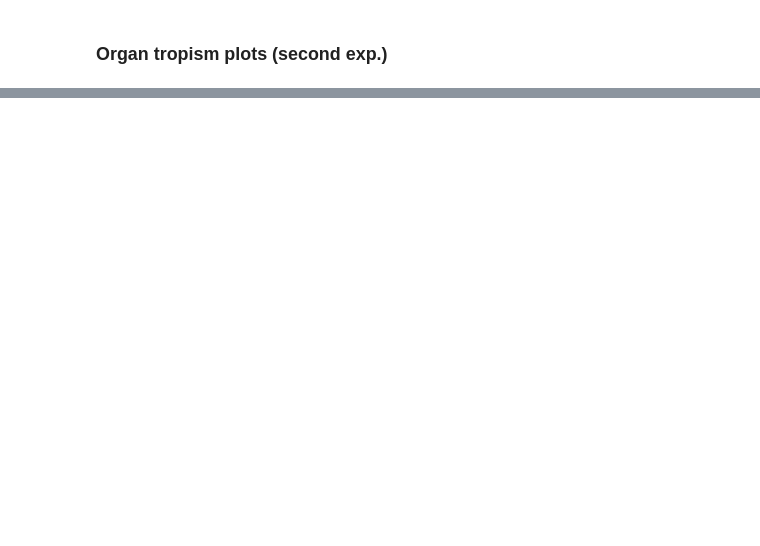
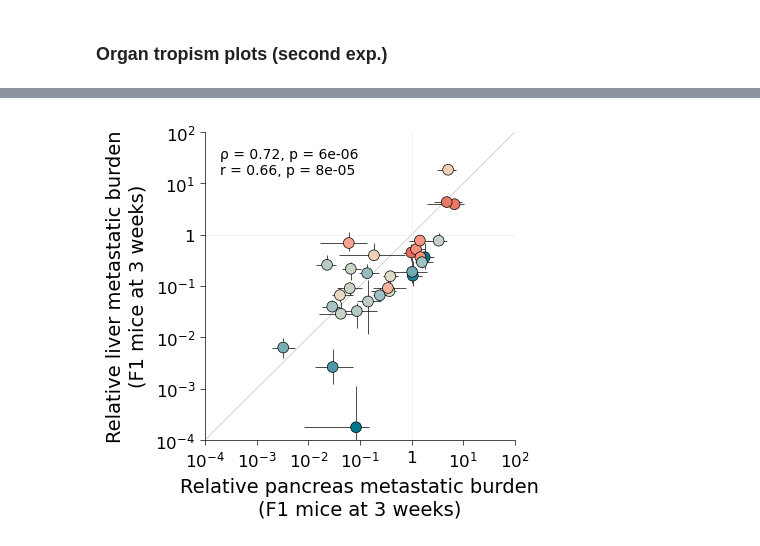
Before and after one commit to alyulina/metastatic-phenotypes, a Jupyter notebook: figures/fig4/fig4.ipynb, the cells around one changed output, grey strips where cells are left out. Drawn from its saved outputs; the diff is of its cells as text; code cells hidden in the pictures; blank space fills up the shorter version.

```diff
--- a/figures/fig4/fig4.ipynb
+++ b/figures/fig4/fig4.ipynb
@@ -48,2 +33,32 @@ path_to_save_figs = '/Users/alyulina/Research/metastatic-phenotypes/figures/fig4
+# %%
+# pre-processed data:
+metadata = utils.metadata
+read_counts_by_cell_line = utils.read_counts_by_cell_line
+cell_counts_by_cell_line = utils.cell_counts_by_cell_line
+
+clIDs = utils.clIDs; clIDs_no_spikein = utils.clIDs_no_spikein; clIDs_rep = utils.clIDs_rep; clIDs_not_rejected = utils.clIDs_not_rejected
+clID__label = utils.clID__label; clID_replicates__linestyle = utils.clID_replicates__linestyle
+clID__color_1 = utils.clID__color_in_vivo_exp1 # based on burden from series one
+clID__color_2 = utils.clID__color_in_vivo_exp2 # based on burden from series two
+
+path_to_reads = utils.path_to_reads
+path_to_save_figs = utils.path_to_save_figs
+
+# loading bootstrapped statistics (this might take a while):
+# see bootstrapping.ipynb for bootstrapping details
+path_to_bootstraps = '../data/bootstraps/'
+files = [f for f in os.listdir(path_to_bootstraps) if f.endswith('.npy')]
+what__relative_burden_bootstraps = {}
+what__n_tumors_bootstraps = {}
+what__size_stats_bootstraps = {}
+for file in files:
+    full_path = os.path.join(path_to_bootstraps, file)
+    key = file.replace('.npy', '')
+    if file.startswith('burden_bootstrap__'):
+        what__relative_burden_bootstraps[key] = dict(np.load(full_path, allow_pickle=True))
+    elif file.startswith('n_tumors_bootstrap__'):
+        what__n_tumors_bootstraps[key] = dict(np.load(full_path, allow_pickle=True))
+    elif file.startswith('sizes_bootstrap__'):
+        what__size_stats_bootstraps[key] = dict(np.load(full_path, allow_pickle=True))
 # %% [markdown]
 ### Organ tropism plots (second exp.)
@@ -1149,0 +208,14 @@ clID__label
+# %%
+name = 'relative_burden_liver_vs_pancreas_no_immune-rejected_exp2'
+si = 'main'
+
+ax = utils.correlation_plot(clIDs_not_rejected, clID__color=clID__color_2,
+                            clID__y=clID__mean_liver_2, clID__yerr=clID__err_liver_2,
+                            clID__x=clID__mean_pancreas_2, clID__xerr=clID__err_pancreas_2,
+                            xtitle='Relative pancreas metastatic burden\n(F1 mice at 3 weeks)', ytitle='Relative liver metastatic burden\n(F1 mice at 3 weeks)',
+                            xlims=[1e-4, 1e2], xticks=[1e-4, 1e-3, 1e-2, 1e-1, 1e0, 1e1, 1e2], xlabels=['$10^{-4}$', '$10^{-3}$', '$10^{-2}$', '$10^{-1}$', '$1$', '$10^{1}$', '$10^{2}$'],
+                            ylims=[1e-4, 1e2], yticks=[1e-4, 1e-3, 1e-2, 1e-1, 1e0, 1e1, 1e2], ylabels=['$10^{-4}$', '$10^{-3}$', '$10^{-2}$', '$10^{-1}$', '$1$', '$10^{1}$', '$10^{2}$'])
+
+plt.savefig(path_to_save_figs + 'fig4/figs/' + si + '_' + name + '.pdf', dpi=300, bbox_inches='tight')
+# %% [output]
+[figure, added]
```
Also changed, not shown: parts of 124 cells of this notebook, 41 other files.
